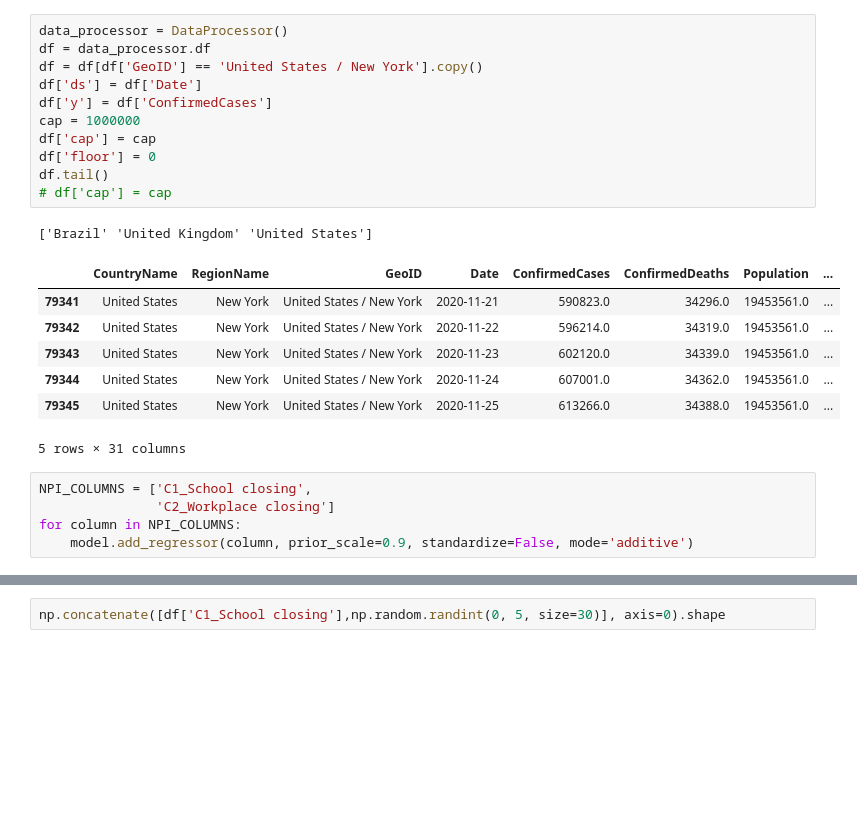
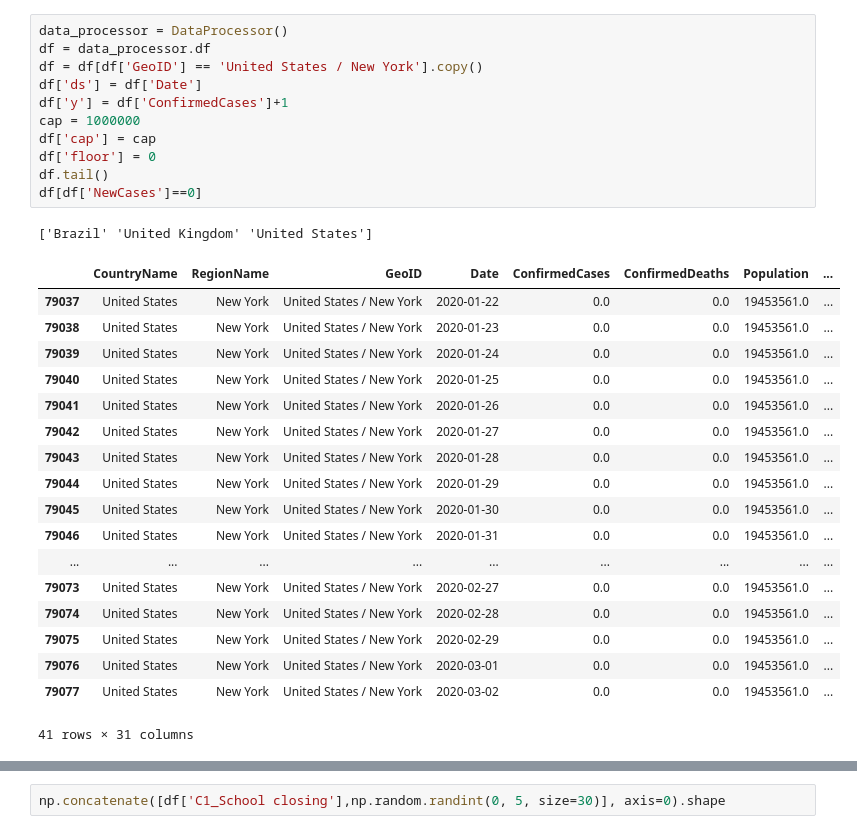
Before and after one commit to brookzhcn/covid-xprize-prawn, a Jupyter notebook: prawn/prophet_predictor.ipynb, the cells around one changed output, grey strips where cells are left out. Cells and saved outputs as stored; diff of their text form; blank space fills up the shorter version.

```diff
--- a/prawn/prophet_predictor.ipynb
+++ b/prawn/prophet_predictor.ipynb
@@ -16,25 +18,31 @@ model.add_country_holidays('US')
 # %%
 data_processor = DataProcessor()
 df = data_processor.df
 df = df[df['GeoID'] == 'United States / New York'].copy()
 df['ds'] = df['Date']
-df['y'] = df['ConfirmedCases']
+df['y'] = df['ConfirmedCases']+1
 cap = 1000000
 df['cap'] = cap
 df['floor'] = 0
 df.tail()
-# df['cap'] = cap
+df[df['NewCases']==0]
 # %% [output]
 ['Brazil' 'United Kingdom' 'United States']
 |  | CountryName | RegionName | GeoID | Date | ConfirmedCases | ConfirmedDeaths | Population | ... |
-| 79341 | United States | New York | United States / New York | 2020-11-21 | 590823.0 | 34296.0 | 19453561.0 | ... |
-| 79342 | United States | New York | United States / New York | 2020-11-22 | 596214.0 | 34319.0 | 19453561.0 | ... |
-| 79343 | United States | New York | United States / New York | 2020-11-23 | 602120.0 | 34339.0 | 19453561.0 | ... |
-| 79344 | United States | New York | United States / New York | 2020-11-24 | 607001.0 | 34362.0 | 19453561.0 | ... |
-| 79345 | United States | New York | United States / New York | 2020-11-25 | 613266.0 | 34388.0 | 19453561.0 | ... |
+| 79037 | United States | New York | United States / New York | 2020-01-22 | 0.0 | 0.0 | 19453561.0 | ... |
+| 79038 | United States | New York | United States / New York | 2020-01-23 | 0.0 | 0.0 | 19453561.0 | ... |
+| 79039 | United States | New York | United States / New York | 2020-01-24 | 0.0 | 0.0 | 19453561.0 | ... |
+| 79040 | United States | New York | United States / New York | 2020-01-25 | 0.0 | 0.0 | 19453561.0 | ... |
+| 79041 | United States | New York | United States / New York | 2020-01-26 | 0.0 | 0.0 | 19453561.0 | ... |
+| 79042 | United States | New York | United States / New York | 2020-01-27 | 0.0 | 0.0 | 19453561.0 | ... |
+| 79043 | United States | New York | United States / New York | 2020-01-28 | 0.0 | 0.0 | 19453561.0 | ... |
+| 79044 | United States | New York | United States / New York | 2020-01-29 | 0.0 | 0.0 | 19453561.0 | ... |
+| 79045 | United States | New York | United States / New York | 2020-01-30 | 0.0 | 0.0 | 19453561.0 | ... |
+| 79046 | United States | New York | United States / New York | 2020-01-31 | 0.0 | 0.0 | 19453561.0 | ... |
+| ... | ... | ... | ... | ... | ... | ... | ... | ... |
+| 79073 | United States | New York | United States / New York | 2020-02-27 | 0.0 | 0.0 | 19453561.0 | ... |
+| 79074 | United States | New York | United States / New York | 2020-02-28 | 0.0 | 0.0 | 19453561.0 | ... |
+| 79075 | United States | New York | United States / New York | 2020-02-29 | 0.0 | 0.0 | 19453561.0 | ... |
+| 79076 | United States | New York | United States / New York | 2020-03-01 | 0.0 | 0.0 | 19453561.0 | ... |
+| 79077 | United States | New York | United States / New York | 2020-03-02 | 0.0 | 0.0 | 19453561.0 | ... |
-5 rows × 31 columns
+41 rows × 31 columns
-# %%
-NPI_COLUMNS = ['C1_School closing',
-               'C2_Workplace closing']
-for column in NPI_COLUMNS:
-    model.add_regressor(column, prior_scale=0.9, standardize=False, mode='additive')
```
Also changed, not shown: parts of 11 cells of this notebook.
